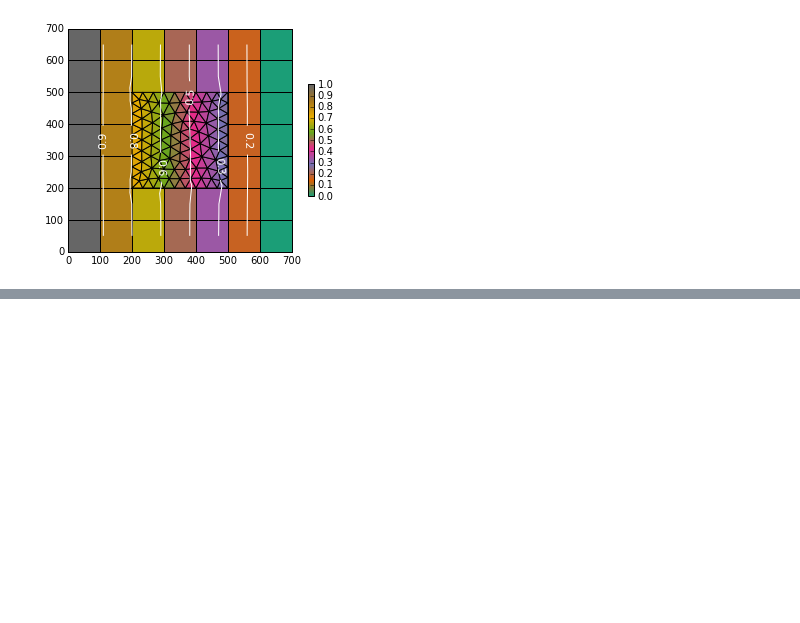
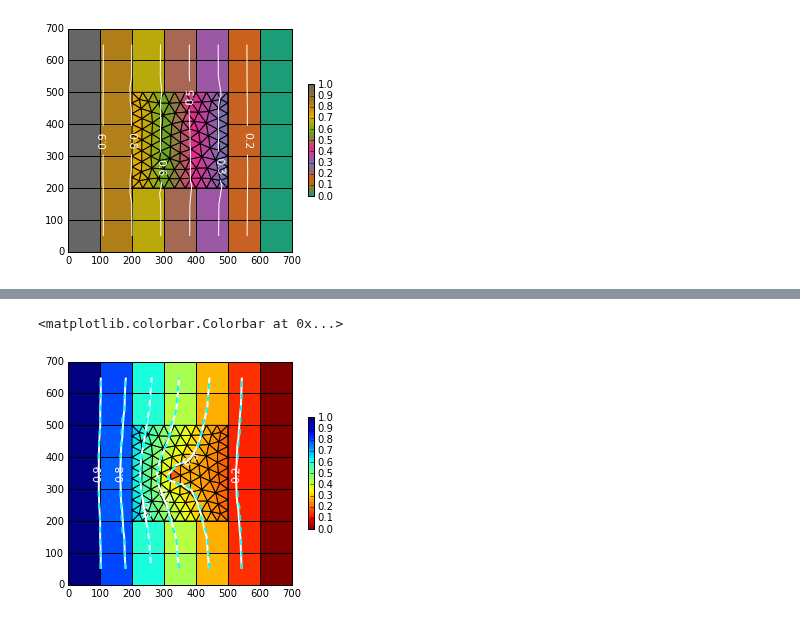
Before and after one commit to modflowpy/flopy, a Jupyter notebook: examples/Notebooks/flopy3_ReadGrdFile.ipynb, the cells around one changed output, grey strips where cells are left out. Cells and saved outputs as stored; diff of their text form; code cells hidden in the pictures; blank space fills up the shorter version.

```diff
--- a/examples/Notebooks/flopy3_ReadGrdFile.ipynb
+++ b/examples/Notebooks/flopy3_ReadGrdFile.ipynb
@@ -140,0 +225,15 @@ plt.colorbar(v, shrink=0.5)
+# %%
+#f = plt.gcf()
+#f.set_size_inches(15, 15)
+mm = flopy.plot.ModelMap()
+ax = plt.gca()
+ax.set_xlim(0,700)
+ax.set_ylim(0,700)
+v = mm.plot_cvfd(verts, iverts, edgecolor='black', a=h2, cmap='jet_r')
+cs = mm.contour_array_cvfd(vertc, h2, colors='white', linewidths=2)
+cs = mm.contour_array_cvfd(vertc, h, linestyles='dashed', colors='cyan', linewidths=2)
+plt.clabel(cs, fmt='%.1f', colors='white', fontsize=11)
+plt.colorbar(v, shrink=0.5)
+# %% [output]
+<matplotlib.colorbar.Colorbar at 0x...>
+[figure, added]
```
Also changed, not shown: parts of 21 cells of this notebook, 10 other files.
